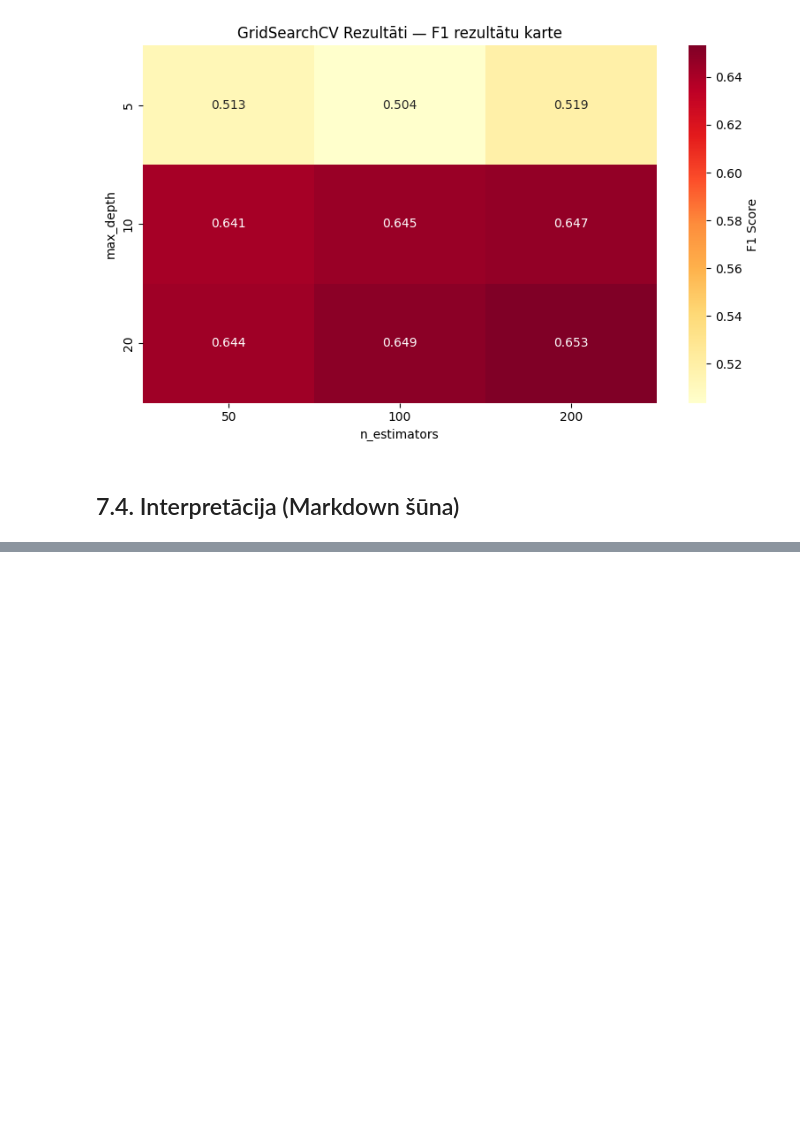
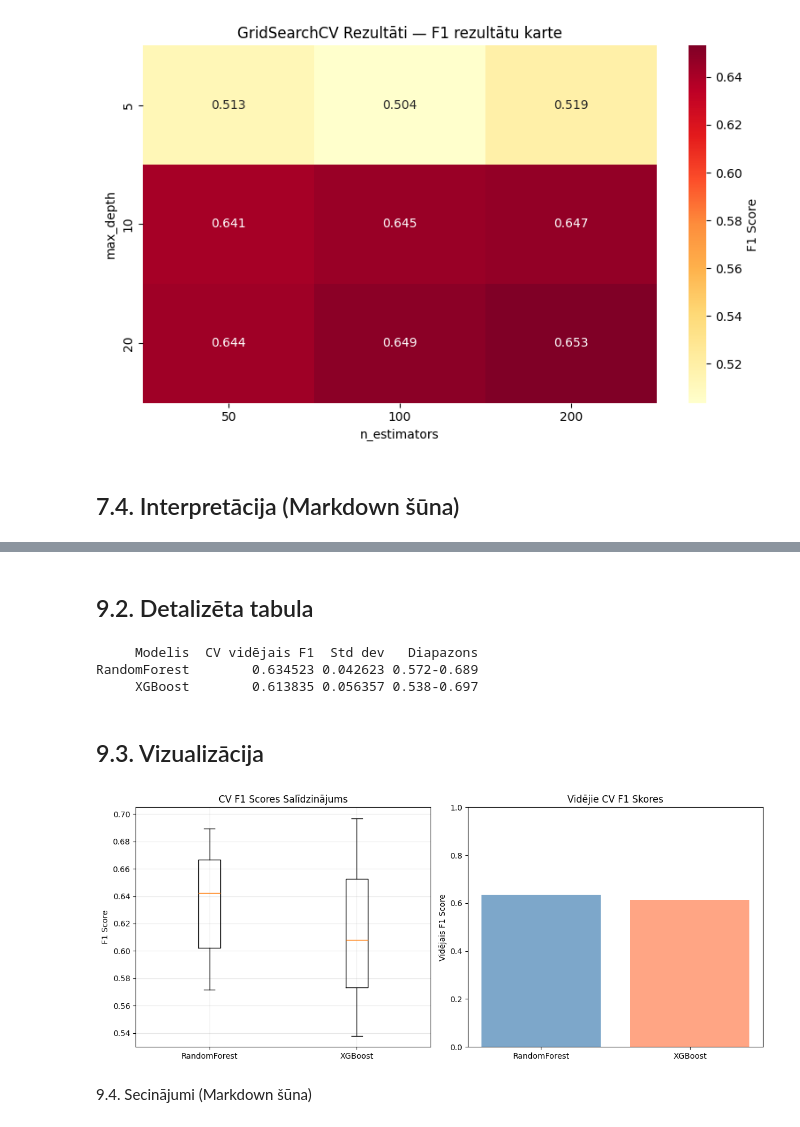
Before and after one commit to Mara-Medne/fita-ml-course, a Jupyter notebook: week3/week3_homework.ipynb, the cells around one changed output, grey strips where cells are left out. Drawn from its saved outputs; the diff is of its cells as text; code cells hidden in the pictures; blank space fills up the shorter version.

```diff
--- a/week3/week3_homework.ipynb
+++ b/week3/week3_homework.ipynb
@@ -464,0 +568,40 @@ Karstās zonas ir un pēc karstajām zonām var secināt, ka svarīgākais ir ko
+# %% [markdown]
+## 9.2. Detalizēta tabula
+# %%
+comparison_table = pd.DataFrame({
+    'Modelis': ['RandomForest', 'XGBoost'],
+    'CV vidējais F1': [cv_rf.mean(), cv_xgb.mean()],
+    'Std dev': [cv_rf.std(), cv_xgb.std()],
+    'Diapazons': [f"{cv_rf.min():.3f}-{cv_rf.max():.3f}",
+                  f"{cv_xgb.min():.3f}-{cv_xgb.max():.3f}"]
+})
+
+print(comparison_table.to_string(index=False))
+# %% [output]
+     Modelis  CV vidējais F1  Std dev   Diapazons
+RandomForest        0.634523 0.042623 0.572-0.689
+     XGBoost        0.613835 0.056357 0.538-0.697
+# %% [markdown]
+## 9.3. Vizualizācija
+# %%
+fig, axes = plt.subplots(1, 2, figsize=(12, 5))
+
+# Box plot
+models_scores = [cv_rf, cv_xgb]
+axes[0].boxplot(models_scores, labels=['RandomForest', 'XGBoost'])
+axes[0].set_ylabel('F1 Score')
+axes[0].set_title('CV F1 Scores Salīdzinājums')
+axes[0].grid(True, alpha=0.3)
+
+# Bar plot ar vidējiem
+axes[1].bar(['RandomForest', 'XGBoost'], [cv_rf.mean(), cv_xgb.mean()], alpha=0.7, color=['steelblue', 'coral'])
+axes[1].set_ylabel('Vidējais F1 Score')
+axes[1].set_title('Vidējie CV F1 Skores')
+axes[1].set_ylim([0, 1])
+
+plt.tight_layout()
+plt.show()
+# %% [output]
+[figure, added]
+# %% [markdown]
+9.4. Secinājumi (Markdown šūna)
```
Also changed, not shown: parts of 11 cells of this notebook.
